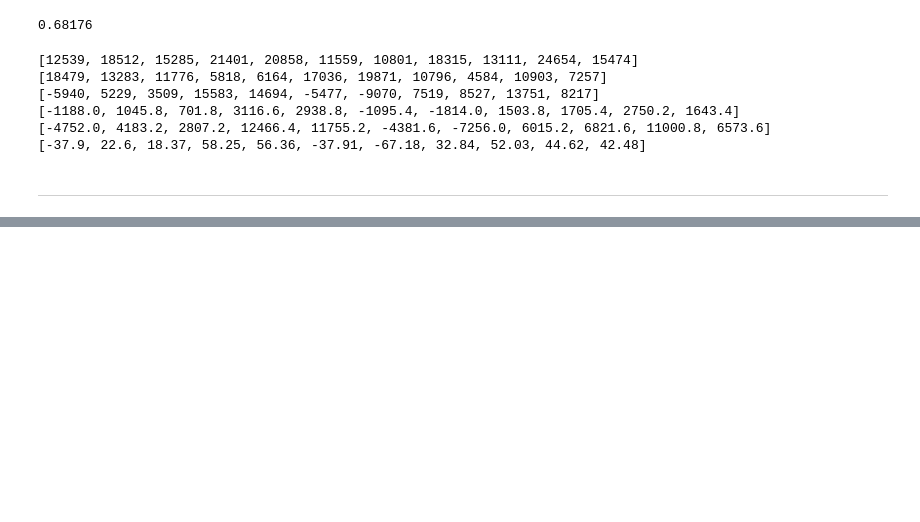
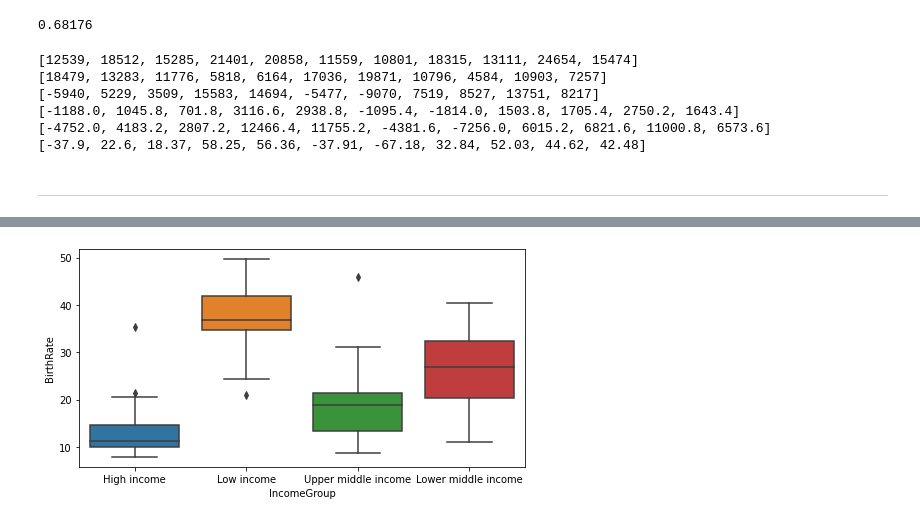
Before and after one commit to mareksturek/programming-basics, a Jupyter notebook: python_examples.ipynb, the cells around one changed output, grey strips where cells are left out. Cells and saved outputs as stored; diff of their text form; code cells hidden in the pictures; blank space fills up the shorter version.

```diff
--- a/python_examples.ipynb
+++ b/python_examples.ipynb
@@ -88,0 +143,4 @@ rawdata
+# %%
+graph_2 = sns.boxplot(data=rawdata, x = 'IncomeGroup', y = 'BirthRate')
+# %% [output]
+[figure, added]
```
Also changed, not shown: parts of 18 cells of this notebook.
